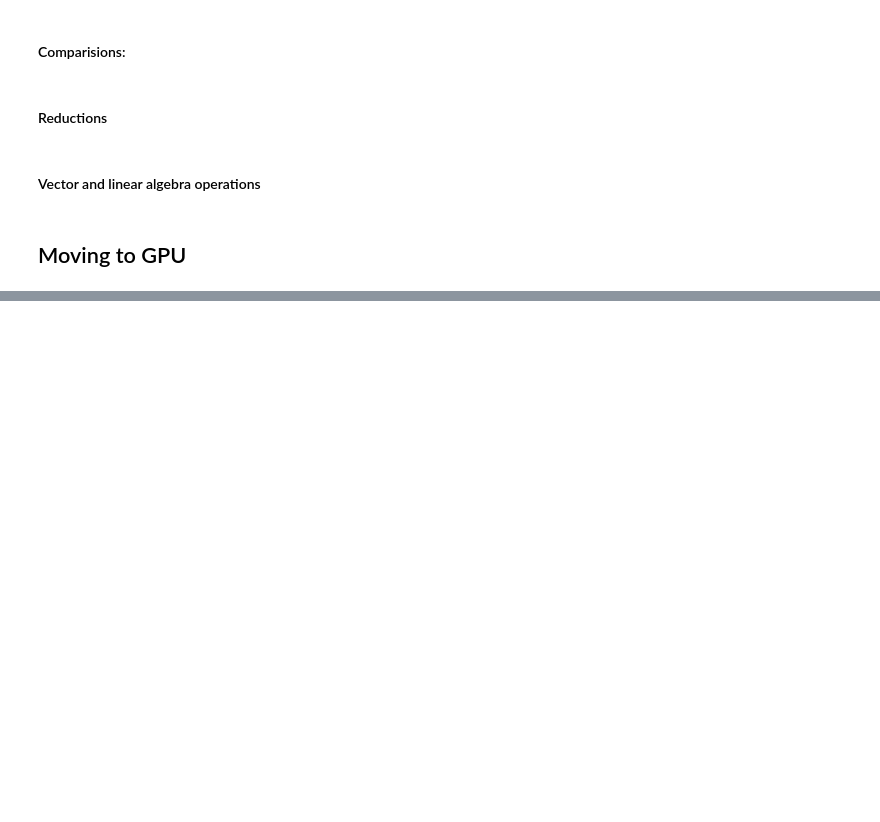
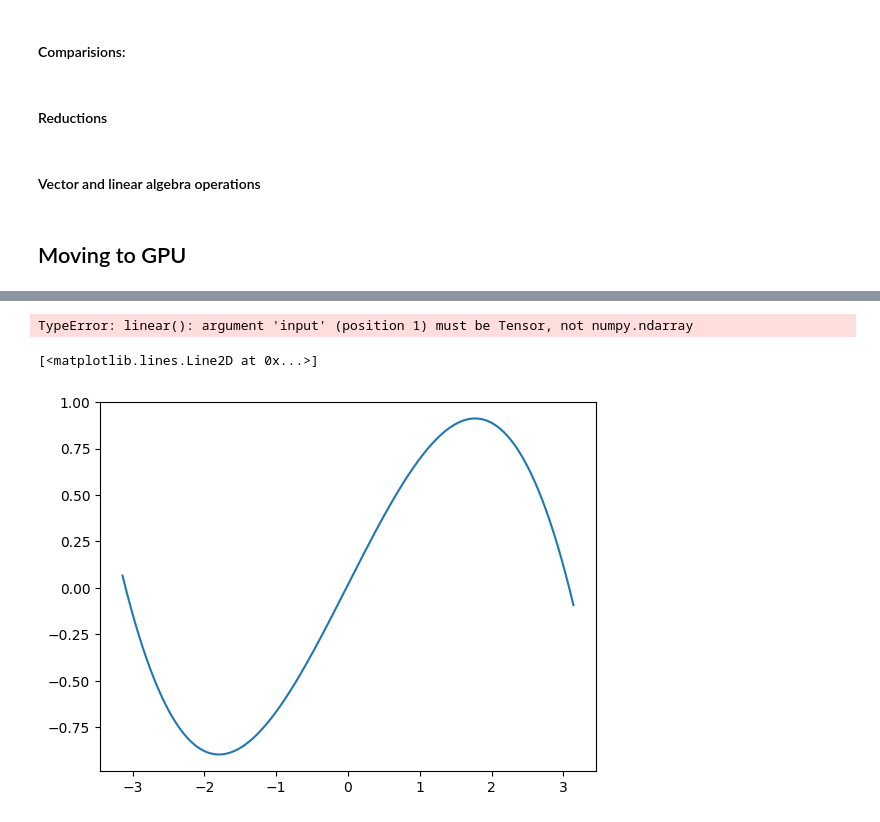
Before and after one commit to nv259/SummerProject, a Jupyter notebook: Pytorch/Seminar01.ipynb, the cells around one changed output, grey strips where cells are left out. Saved outputs shown, nothing was run; the diff lists cells and outputs as text; code cells hidden in the pictures; blank space fills up the shorter version.

```diff
--- a/Pytorch/Seminar01.ipynb
+++ b/Pytorch/Seminar01.ipynb
@@ -326,0 +524,19 @@ print(torch.svd(m3))
+# %%
+class MyModel(torch.nn.Module):
+
+    def __init__(self):
+        super(MyModel, self).__init__()
+        self.linear = torch.nn.Linear(4, 1, device=my_device)
+
+    def forward(self, x):
+        x = self.linear(x)
+        # x = torch.squeeze(x)
+        return x
+
+# Re-initialize inputs and ideal outputs
+x = torch.linspace(-math.pi, math.pi, 2000, device=my_device)
+y = torch.sin(x)
+# %%
+# Transform tensor x
+x = transform(x)
+print(x)
@@ -326,0 +555,5 @@ print(torch.svd(m3))
+# %%
+# Define model
+model = MyModel()
+optimizer = torch.optim.SGD(model.parameters(), lr=learning_rate)
+criterion = torch.nn.MSELoss(reduction='sum')
@@ -326,0 +596,13 @@ print(torch.svd(m3))
+# %%
+# Visualize inputs and predicted outputs
+y_pred = model(x)
+y_pred = y_pred.cpu().data.numpy()
+x = x.cpu().data.numpy()
+plt.plot(x[:, 3], y)
+# %% [output]
+TypeError: linear(): argument 'input' (position 1) must be Tensor, not numpy.ndarray
+# %%
+plt.plot(x[:, 2], y_pred)
+# %% [output]
+[<matplotlib.lines.Line2D at 0x...>]
+[figure, added]
```
Also changed, not shown: parts of 36 cells of this notebook.
